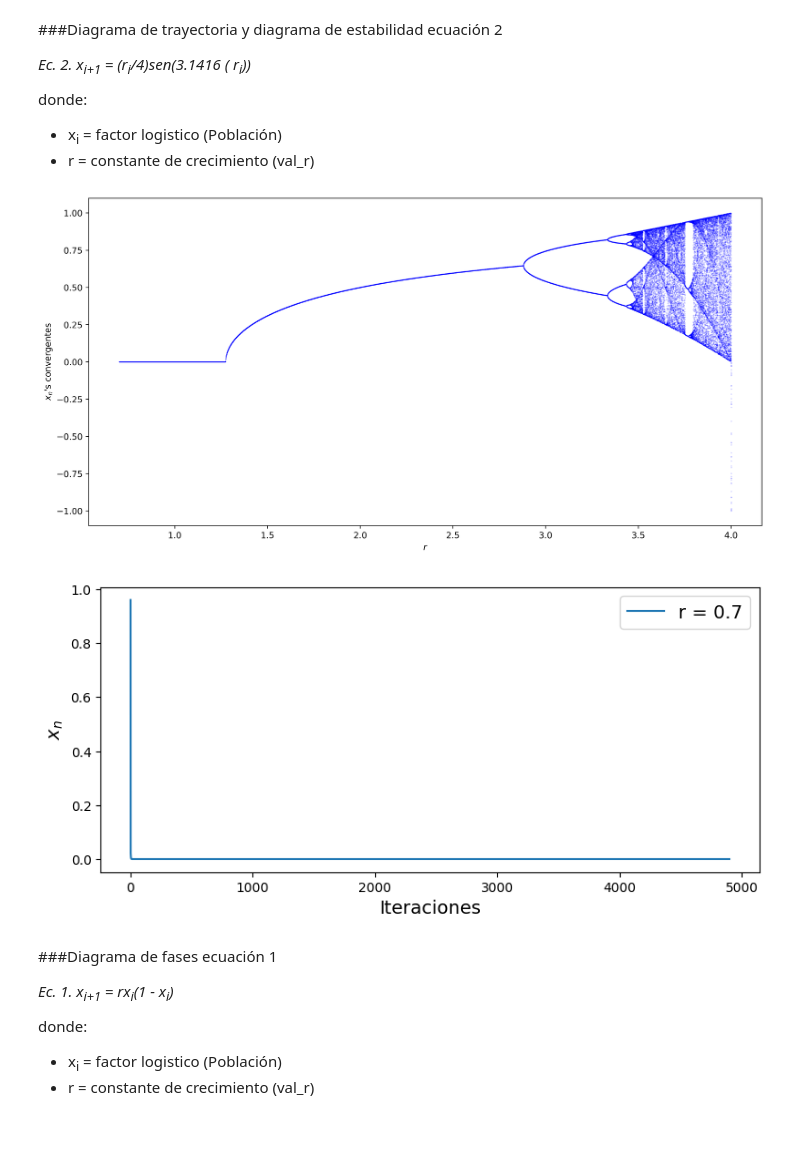
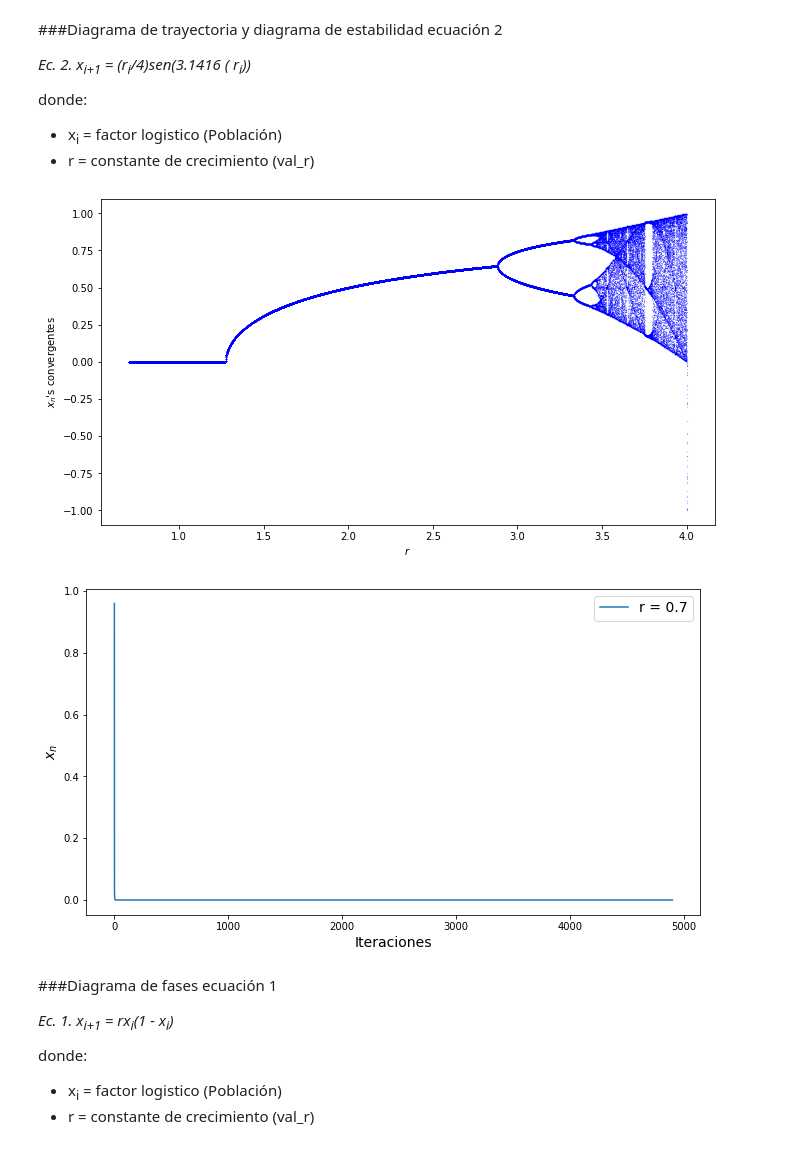
Before and after one commit to RonnyGuevara/Fractal_Images, a Jupyter notebook: TP3/TP3_FI.ipynb, the cells around one changed output. Cells and saved outputs as stored; diff of their text form; code cells hidden in the pictures.

```diff
--- a/TP3/TP3_FI.ipynb
+++ b/TP3/TP3_FI.ipynb
@@ -109,40 +109,40 @@ n=interactions  #Número total de iteraciones
 ultimos=50   #Términos que consideraremos para checar hacia donde converge la sucesión.
 
 r=val_r
-fig=plt.figure(figsize=(14,7), dpi=400)
+fig=plt.figure(figsize=(11,6))
 while r<4:
     xns=[x0]   #Lista donde se guardan los elementos de la sucesión.
     for i in range(n):
         xns.append((r/4)*sin(3.1416*xns[i]))
     r+=0.001
     xfinales=xns[n-ultimos:]    #Los ultimos 50 valores de la sucesión.
     rs=[r for xs in xfinales]    #Una lista con el valor de r actual repetido 50 veces.
     plt.scatter(rs, xfinales, c='b', marker='o', s=0.01)
 
 plt.xlabel('$r$', fontsize=10)
 plt.ylabel('$x_n$\'s convergentes', fontsize=10)
-plt.savefig('diagrama_estabilidad_ec2.png')
+plt.savefig('diagrama_estabilidad_ec2.png', dpi=600)
 
 #Diagrama de trayectorias
 x0=Población
 n=interactions
 r=val_r
 
-fig=plt.figure(figsize=(9,4), dpi=100)
+fig=plt.figure(figsize=(11,6))
 ordenadas=range(n)
 
 xns=[x0]
 for i in range(n-1):
   xns.append((r/4)*sin(3.1416*xns[i]))
 
 plt.plot(ordenadas, xns, label=f'r = {r}')
 plt.xlabel('Iteraciones', fontsize=14)
 plt.ylabel('$x_n$', fontsize=14)
 plt.legend(fontsize=14)
-plt.savefig('diagrama_trayectoria_ec2.png')
+plt.savefig('diagrama_trayectoria_ec2.png', dpi=250)
 # %% [output]
-[figure, old version]
+[figure, new version]
-[figure, old version]
+[figure, new version]
 # %% [markdown]
 ###Diagrama de fases ecuación 1
 
```
Also changed, not shown: parts of 3 cells of this notebook.
